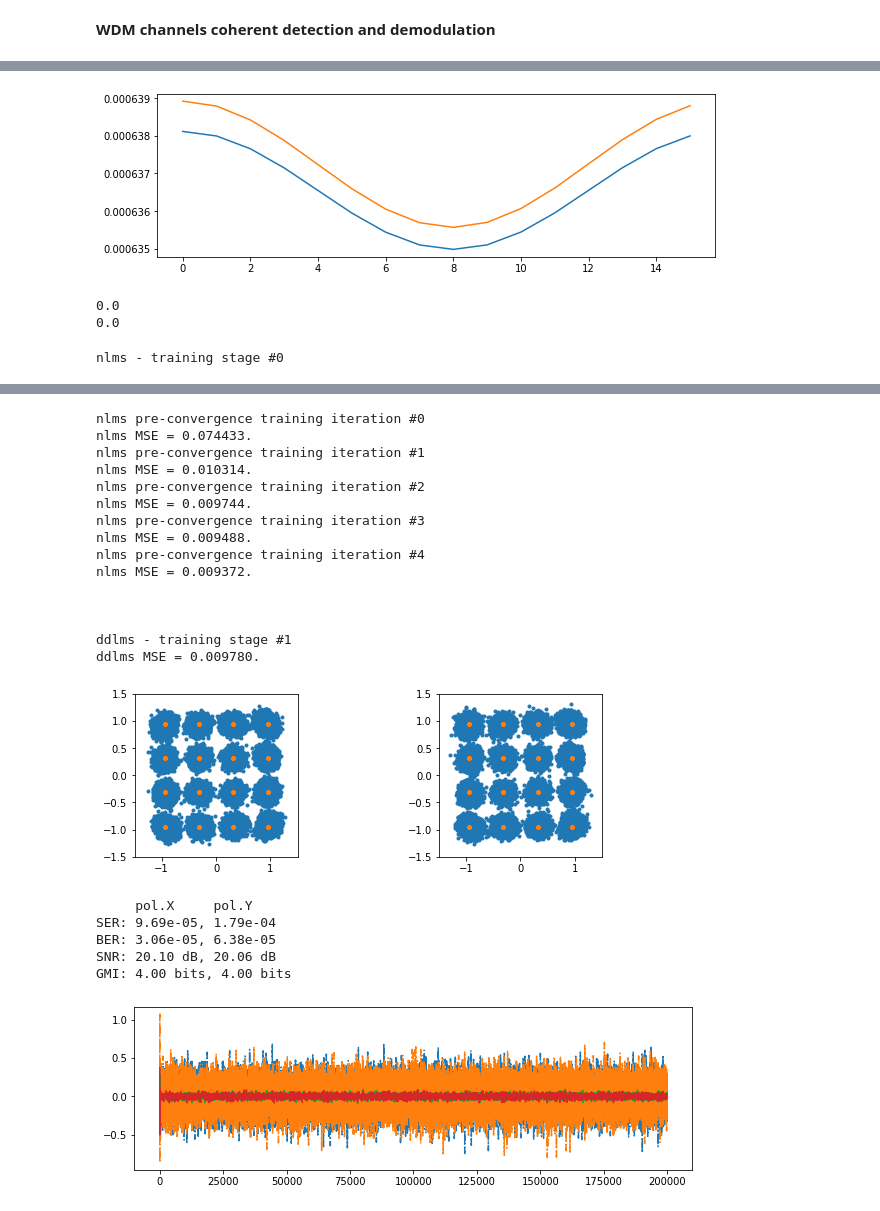
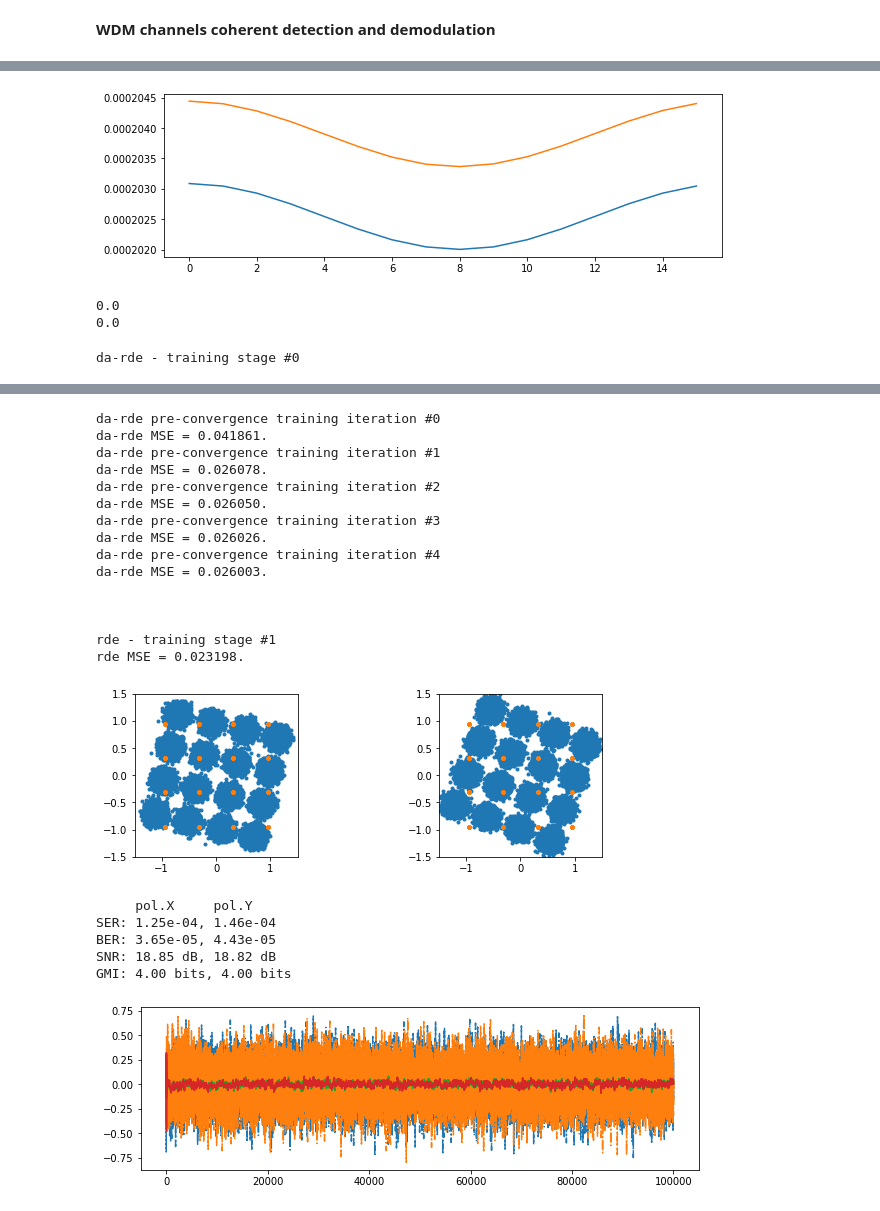
Before and after one commit to edsonportosilva/OptiCommPy, a Jupyter notebook: jupyter notebooks/Adaptive equalization.ipynb, the cells around one changed output, grey strips where cells are left out. Saved outputs shown, nothing was run; the diff lists cells and outputs as text; code cells hidden in the pictures.

```diff
--- a/jupyter notebooks/Adaptive equalization.ipynb
+++ b/jupyter notebooks/Adaptive equalization.ipynb
@@ -97,15 +96,15 @@ param = parameters()
 param.M   = 16           # ordem do formato de modulação
 param.Rs  = 32e9         # taxa de sinalização [baud]
 param.SpS = 16           # número de amostras por símbolo
-param.Nbits = 193536     # número de bits
+param.Nbits = 400000     # número de bits
 param.pulse = 'rrc'      # formato de pulso
-param.Ntaps = 4096       # número de coeficientes do filtro RRC
+param.Ntaps = 1024       # número de coeficientes do filtro RRC
 param.alphaRRC = 0.01    # rolloff do filtro RRC
-param.Pch_dBm = 0        # potência média por canal WDM [dBm]
-param.Nch     = 1        # número de canais WDM
+param.Pch_dBm = -5       # potência média por canal WDM [dBm]
+param.Nch     = 11       # número de canais WDM
 param.Fc      = 193.1e12 # frequência central do espectro WDM
-param.freqSpac = 40e9    # espaçamento em frequência da grade de canais WDM
-param.Nmodes = 20         # número de modos de polarização
+param.freqSpac = 37.5e9    # espaçamento em frequência da grade de canais WDM
+param.Nmodes = 2         # número de modos de polarização
 
 sigWDM_Tx, symbTx_, param = simpleWDMTx(param)
 
@@ -142,6 +143,7 @@ paramCh.D = 16         # ps/nm/km
 paramCh.Fc = 193.1e12  # Hz
 paramCh.hz = 0.1       # km
 paramCh.gamma = 1.3    # 1/(W.km)
+paramCh.numPre = 'double'
 
 if linearChannel:
     paramCh.hz = paramCh.Lspan
@@ -179,7 +177,7 @@ plt.title('optical WDM spectrum');
 ### Receiver
 
 # parameters
-chIndex  = 0    # index of the channel to be demodulated
+chIndex  = 5    # index of the channel to be demodulated
 plotPSD  = True
 
 Fa = param.SpS*param.Rs
@@ -221,7 +219,7 @@ ax2.axis('square');
 
 # Rx filtering
 
-# Matched filter
+# Matched filtering
 if param.pulse == 'nrz':
     pulse = pulseShape('nrz', param.SpS)
 elif param.pulse == 'rrc':
@@ -268,7 +266,7 @@ for k in range(0, sigRx.shape[1]):
 
 sigRx = sigRx_
 # %% [output]
-[figure, old version]
+[figure, new version]
 # %%
 # calculate time delay due to walkoff
 
@@ -305,53 +303,53 @@ mod = QAMModem(m=M)
 paramEq = parameters()
 paramEq.nTaps = 25
 paramEq.SpS   = 2
-paramEq.mu    = [5e-3, 2e-3]
+paramEq.mu    = [2e-3, 1e-3]
 paramEq.numIter = 5
 paramEq.storeCoeff = False
-paramEq.alg   = ['nlms','ddlms']
+paramEq.alg   = ['da-rde','rde']
 paramEq.M     = M
-paramEq.L = [40000, 160000]
+paramEq.L = [40000, 60000]
 
 # from numpy.matlib import repmat
 # y_EQ, H, errSq, Hiter = mimoAdaptEqualizer(np.matlib.repmat(x,1,3),\
 #                                            dx=np.matlib.repmat(d,1,3),\
 #                                             paramEq=paramEq)
 
 y_EQ, H, errSq, Hiter = mimoAdaptEqualizer(x, dx=d, paramEq=paramEq)
 
 fig, (ax1, ax2) = plt.subplots(1, 2)
 discard = 1000
 
 ax1.plot(y_EQ[discard:-discard,0].real, y_EQ[discard:-discard,0].imag,'.')
 ax1.plot(d[:,0].real, d[:,0].imag,'.')
 ax1.axis('square')
 ax1.set_xlim(-1.5, 1.5)
 ax1.set_ylim(-1.5, 1.5)
 
 ax2.plot(y_EQ[discard:-discard,1].real, y_EQ[discard:-discard,1].imag,'.')
 ax2.plot(d[:,1].real, d[:,1].imag,'.')
 ax2.axis('square')
 ax2.set_xlim(-1.5, 1.5)
 ax2.set_ylim(-1.5, 1.5);
 # %% [output]
-nlms - training stage #0
+da-rde - training stage #0
 [interactive output not drawn]
-nlms pre-convergence training iteration #0
-nlms MSE = 0.074433.
-nlms pre-convergence training iteration #1
-nlms MSE = 0.010314.
-nlms pre-convergence training iteration #2
-nlms MSE = 0.009744.
-nlms pre-convergence training iteration #3
-nlms MSE = 0.009488.
-nlms pre-convergence training iteration #4
-nlms MSE = 0.009372.
+da-rde pre-convergence training iteration #0
+da-rde MSE = 0.041861.
+da-rde pre-convergence training iteration #1
+da-rde MSE = 0.026078.
+da-rde pre-convergence training iteration #2
+da-rde MSE = 0.026050.
+da-rde pre-convergence training iteration #3
+da-rde MSE = 0.026026.
+da-rde pre-convergence training iteration #4
+da-rde MSE = 0.026003.
 
 
 
-ddlms - training stage #1
-ddlms MSE = 0.009780.
+rde - training stage #1
+rde MSE = 0.023198.
-[figure, old version]
+[figure, new version]
 # %%
 #constSymb  = mod.constellation/np.sqrt(mod.Es)
 #y_CPR, ϕ, θ = cpr(y_EQ, 80, M, np.matlib.repmat(d,1,3), pilotInd=np.arange(0,len(y_EQ), 50))
@@ -375,11 +373,11 @@ print('SNR: %.2f dB, %.2f dB'%(SNR[0], SNR[1]))
 print('GMI: %.2f bits, %.2f bits'%(GMI[0], GMI[1]))
 # %% [output]
      pol.X     pol.Y
-SER: 9.69e-05, 1.79e-04
-BER: 3.06e-05, 6.38e-05
-SNR: 20.10 dB, 20.06 dB
+SER: 1.25e-04, 1.46e-04
+BER: 3.65e-05, 4.43e-05
+SNR: 18.85 dB, 18.82 dB
 GMI: 4.00 bits, 4.00 bits
-[figure, old version]
+[figure, new version]
 # %%
 fig, (ax1, ax2) = plt.subplots(1, 2)
 discard = 1000
```
Also changed, not shown: parts of 22 cells of this notebook.
